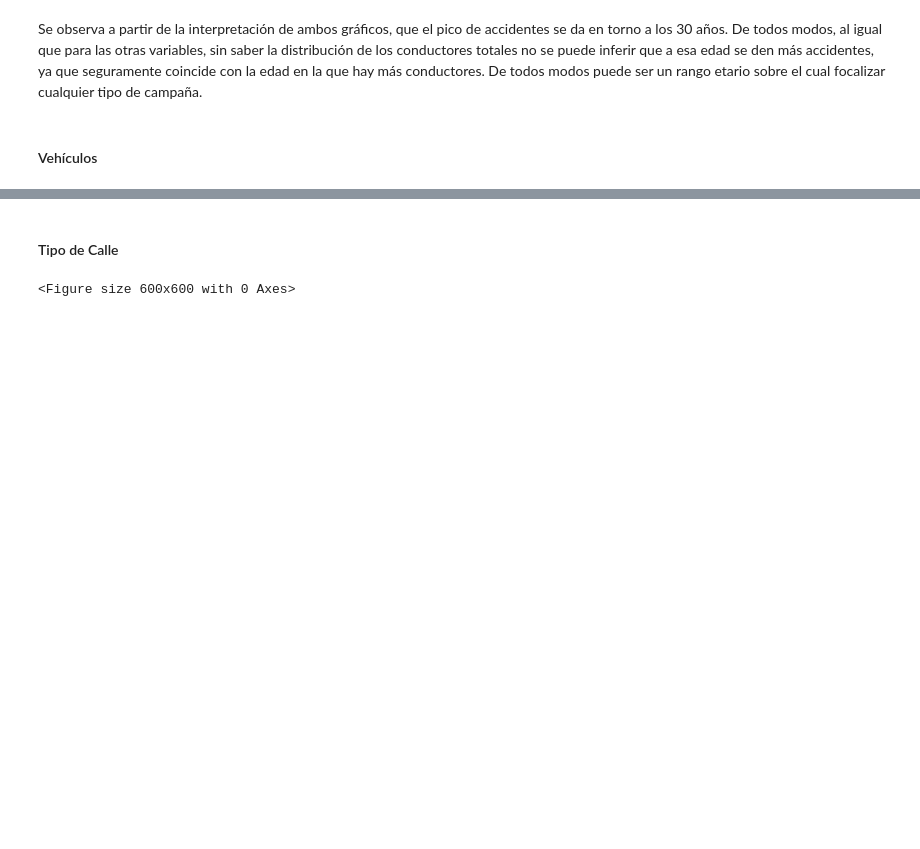
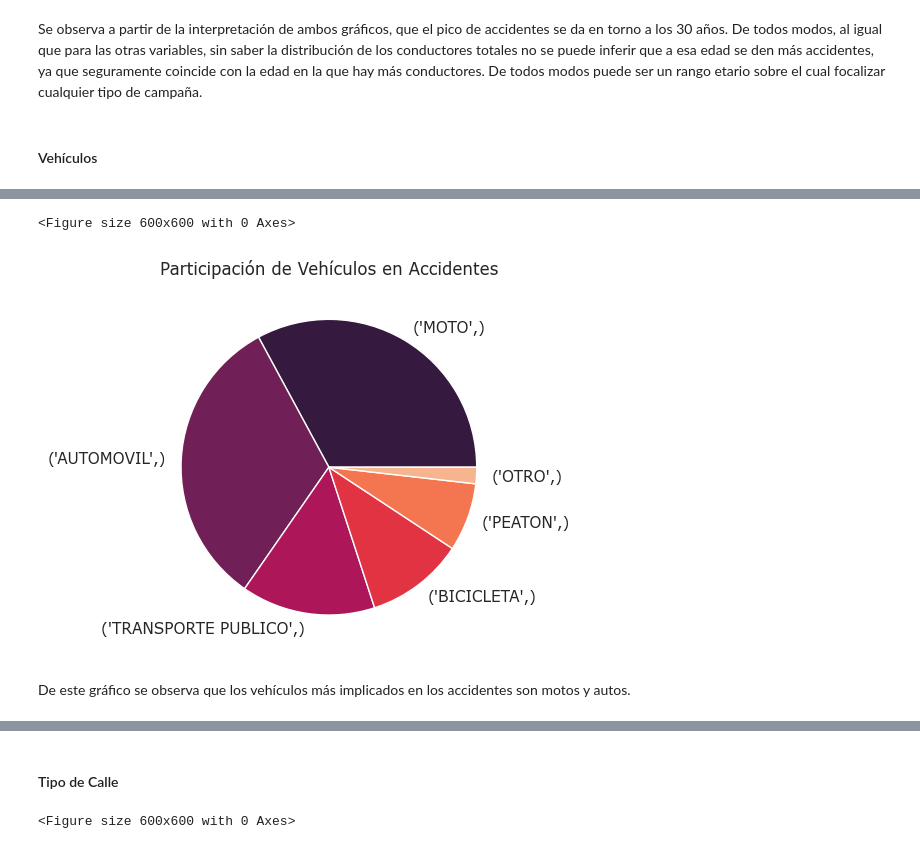
Before and after one commit to chelo1003/Henry_PI2_Accidentes, a Jupyter notebook: EDA/3_EDA_analisis.ipynb, the cells around one changed output, grey strips where cells are left out. Saved outputs shown, nothing was run; the diff lists cells and outputs as text; code cells hidden in the pictures; blank space fills up the shorter version.

```diff
--- a/EDA/3_EDA_analisis.ipynb
+++ b/EDA/3_EDA_analisis.ipynb
@@ -183,0 +181,9 @@ vehiculo_2 = df_accidentes["vehiculo_2"][df_accidentes["vehiculo_2"] != "SD"].va
+# %%
+vehiculo1 = df_accidentes[["vehiculo_1"]]
+vehiculo2 = df_accidentes[["vehiculo_2"]]
+vehiculo1.drop(vehiculo1[vehiculo1['vehiculo_1'] == 'SD'].index, inplace=True)
+vehiculo2.drop(vehiculo2[vehiculo2['vehiculo_2'] == 'SD'].index, inplace=True)
+vehiculo1.rename(columns={"vehiculo_1": "vehiculo"}, inplace=True)
+vehiculo2.rename(columns={"vehiculo_2": "vehiculo"}, inplace=True)
+vehiculo = pd.concat([vehiculo1, vehiculo2], ignore_index=True)
+vehiculo.head()
@@ -183,0 +213,12 @@ vehiculo_2 = df_accidentes["vehiculo_2"][df_accidentes["vehiculo_2"] != "SD"].va
+# %%
+plt.figure(figsize=(6,6))
+sns.set_theme(style="darkgrid",palette='rocket',font="Verdana",font_scale=1)
+fig, ax = plt.subplots()
+ax.pie(vehiculo.value_counts(), labels=vehiculo.value_counts().index)
+plt.title('Participación de Vehículos en Accidentes')
+plt.show()
+# %% [output]
+<Figure size 600x600 with 0 Axes>
+[figure, added]
+# %% [markdown]
+De este gráfico se observa que los vehículos más implicados en los accidentes son motos y autos.
```
Also changed, not shown: parts of 7 cells of this notebook, 3 other files.
